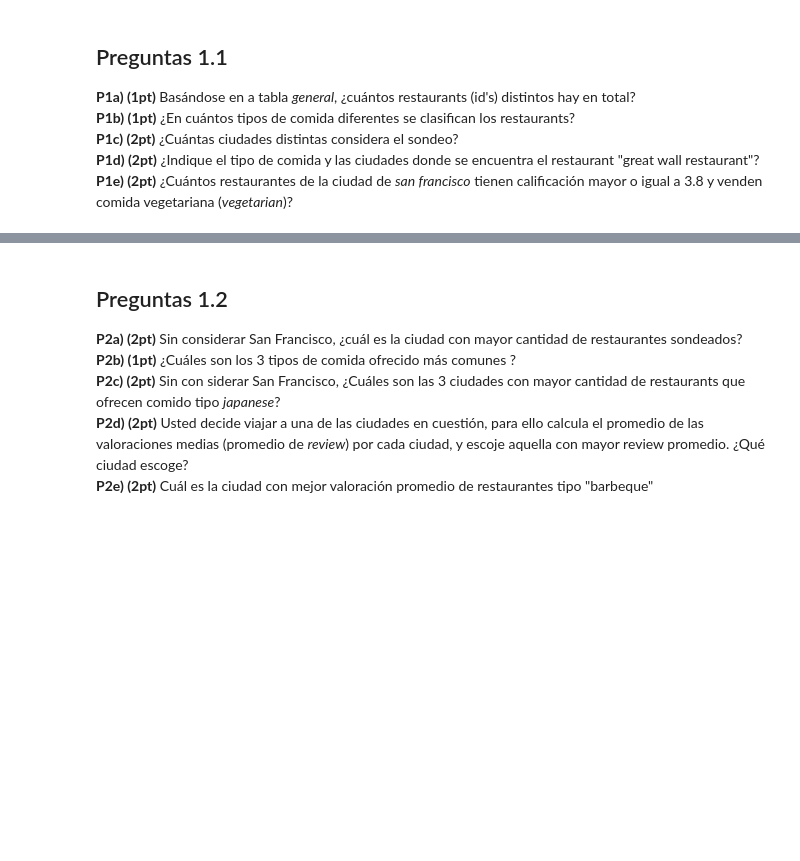
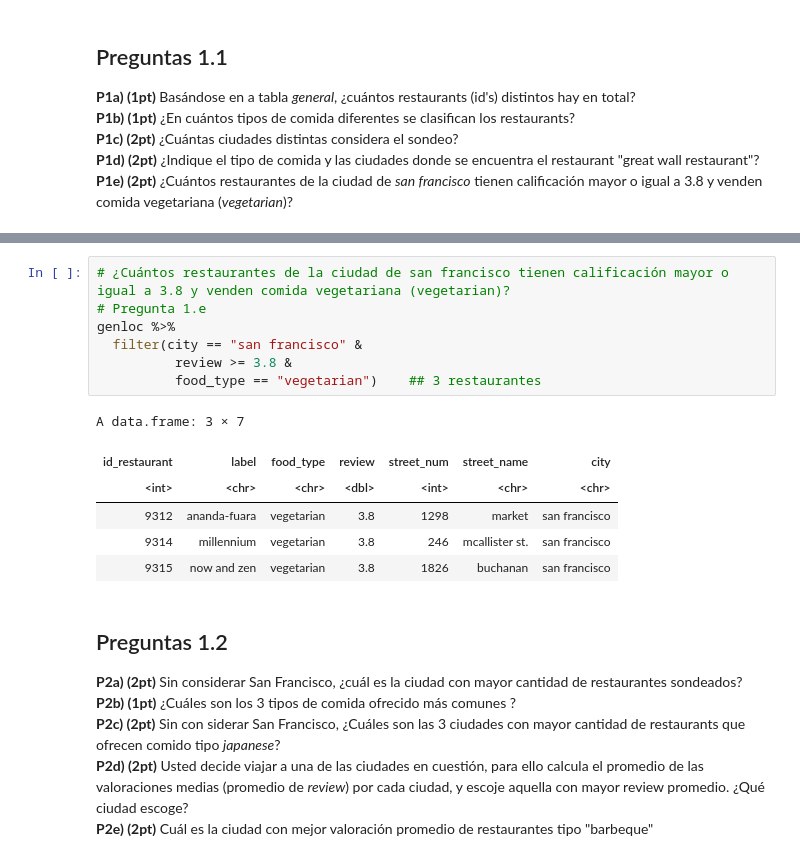
Before and after one commit to HaroldConley/diplomado_BD, a Jupyter notebook: Evaluaciones/C2/Control2.ipynb, the cells around one changed output, grey strips where cells are left out. Cells and saved outputs as stored; diff of their text form; blank space fills up the shorter version.

```diff
--- a/Evaluaciones/C2/Control2.ipynb
+++ b/Evaluaciones/C2/Control2.ipynb
@@ -116,3 +149,17 @@ general$food_type %>% n_distinct  ## Hay 145 tipos de comida diferente
+# %%
+# ¿Cuántos restaurantes de la ciudad de san francisco tienen calificación mayor o igual a 3.8 y venden comida vegetariana (vegetarian)?
+# Pregunta 1.e
+genloc %>%
+  filter(city == "san francisco" &
+          review >= 3.8 &
+          food_type == "vegetarian")    ## 3 restaurantes
+# %% [output]
+A data.frame: 3 × 7
+| id_restaurant | label | food_type | review | street_num | street_name | city |
+| <int> | <chr> | <chr> | <dbl> | <int> | <chr> | <chr> |
+| 9312 | ananda-fuara | vegetarian | 3.8 | 1298 | market | san francisco |
+| 9314 | millennium | vegetarian | 3.8 | 246 | mcallister st. | san francisco |
+| 9315 | now and zen | vegetarian | 3.8 | 1826 | buchanan | san francisco |
 # %% [markdown]
 ## Preguntas 1.2
 
```
Also changed, not shown: parts of 8 cells of this notebook.
